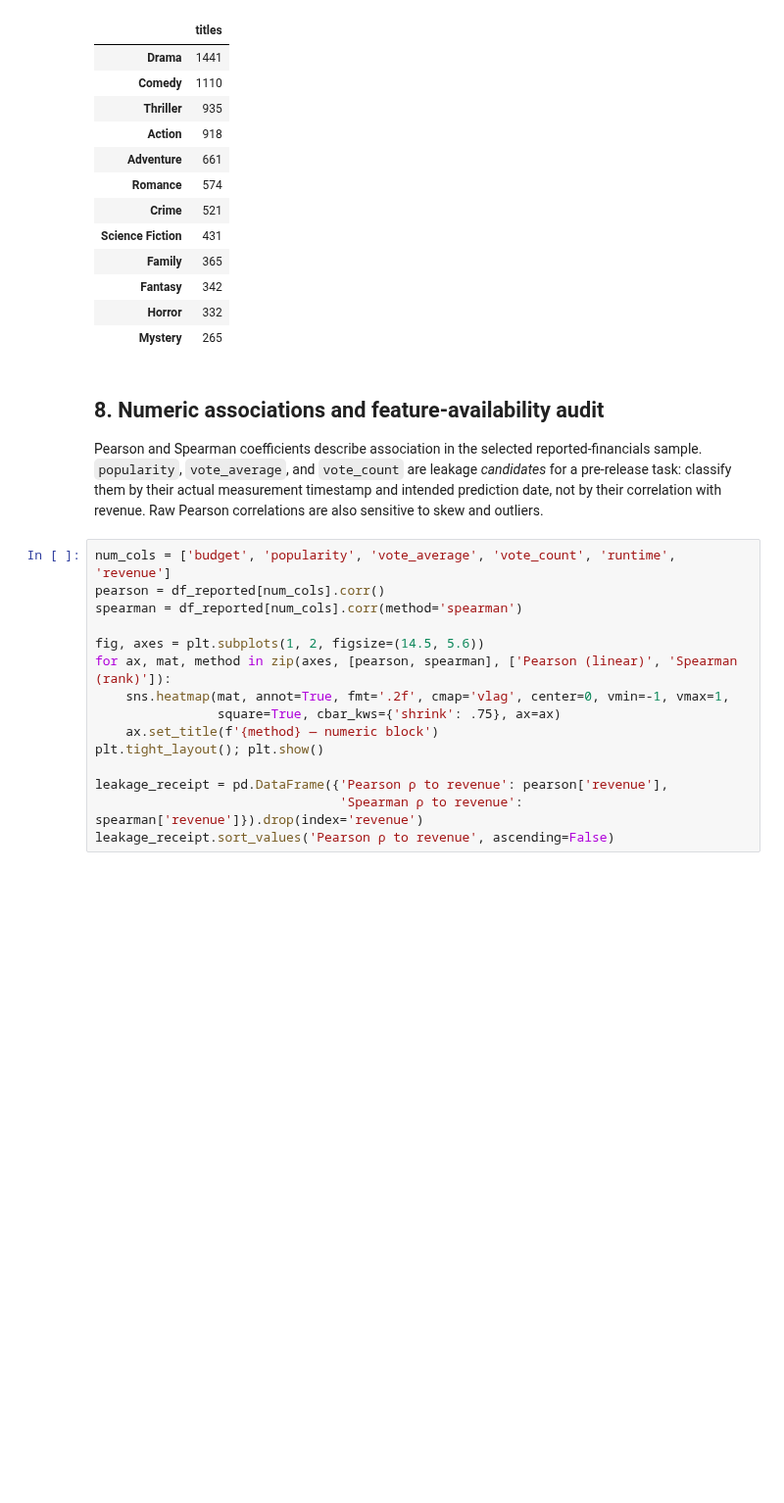
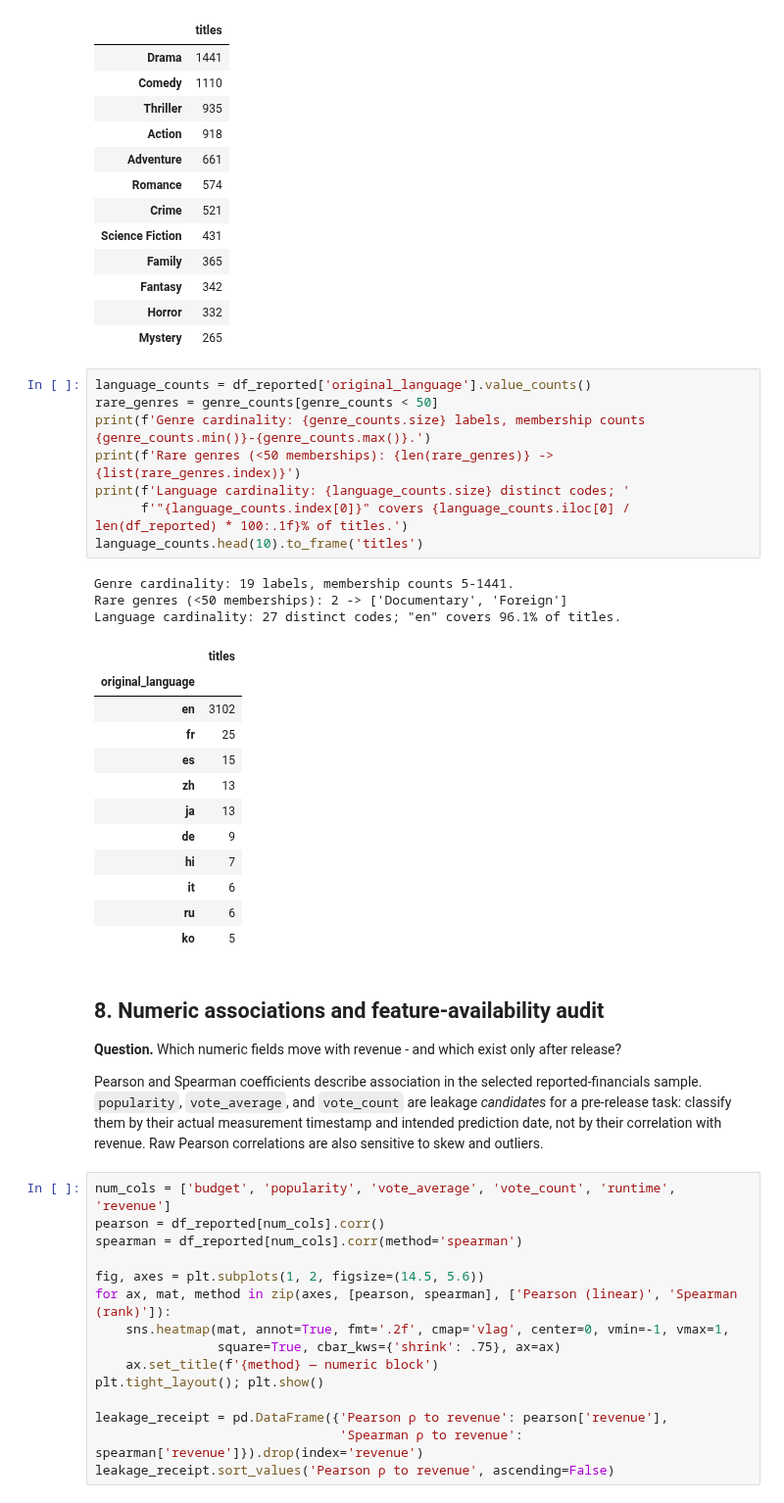
Before and after one commit to andreisugu/greenlight-ml, a Jupyter notebook: notebooks/01_exploratory_data_analysis.ipynb, the cells around one changed output. Shown at 98% size. Drawn from its saved outputs; the diff is of its cells as text; blank space fills up the shorter version.

```diff
--- a/notebooks/01_exploratory_data_analysis.ipynb
+++ b/notebooks/01_exploratory_data_analysis.ipynb
@@ -332,9 +406,35 @@ Distinct genre labels: 19
 | Fantasy | 342 |
 | Horror | 332 |
 | Mystery | 265 |
+# %%
+language_counts = df_reported['original_language'].value_counts()
+rare_genres = genre_counts[genre_counts < 50]
+print(f'Genre cardinality: {genre_counts.size} labels, membership counts {genre_counts.min()}-{genre_counts.max()}.')
+print(f'Rare genres (<50 memberships): {len(rare_genres)} -> {list(rare_genres.index)}')
+print(f'Language cardinality: {language_counts.size} distinct codes; '
+      f'"{language_counts.index[0]}" covers {language_counts.iloc[0] / len(df_reported) * 100:.1f}% of titles.')
+language_counts.head(10).to_frame('titles')
+# %% [output]
+Genre cardinality: 19 labels, membership counts 5-1441.
+Rare genres (<50 memberships): 2 -> ['Documentary', 'Foreign']
+Language cardinality: 27 distinct codes; "en" covers 96.1% of titles.
+|  | titles |
+| original_language |  |
+| en | 3102 |
+| fr | 25 |
+| es | 15 |
+| zh | 13 |
+| ja | 13 |
+| de | 9 |
+| hi | 7 |
+| it | 6 |
+| ru | 6 |
+| ko | 5 |
 # %% [markdown]
 ## 8. Numeric associations and feature-availability audit
 
+**Question.** Which numeric fields move with revenue - and which exist only after release?
+
 Pearson and Spearman coefficients describe association in the selected reported-financials sample. `popularity`, `vote_average`, and `vote_count` are leakage *candidates* for a pre-release task: classify them by their actual measurement timestamp and intended prediction date, not by their correlation with revenue. Raw Pearson correlations are also sensitive to skew and outliers.
 # %%
 num_cols = ['budget', 'popularity', 'vote_average', 'vote_count', 'runtime', 'revenue']
```
Also changed, not shown: parts of 20 cells of this notebook, 4 other files.
